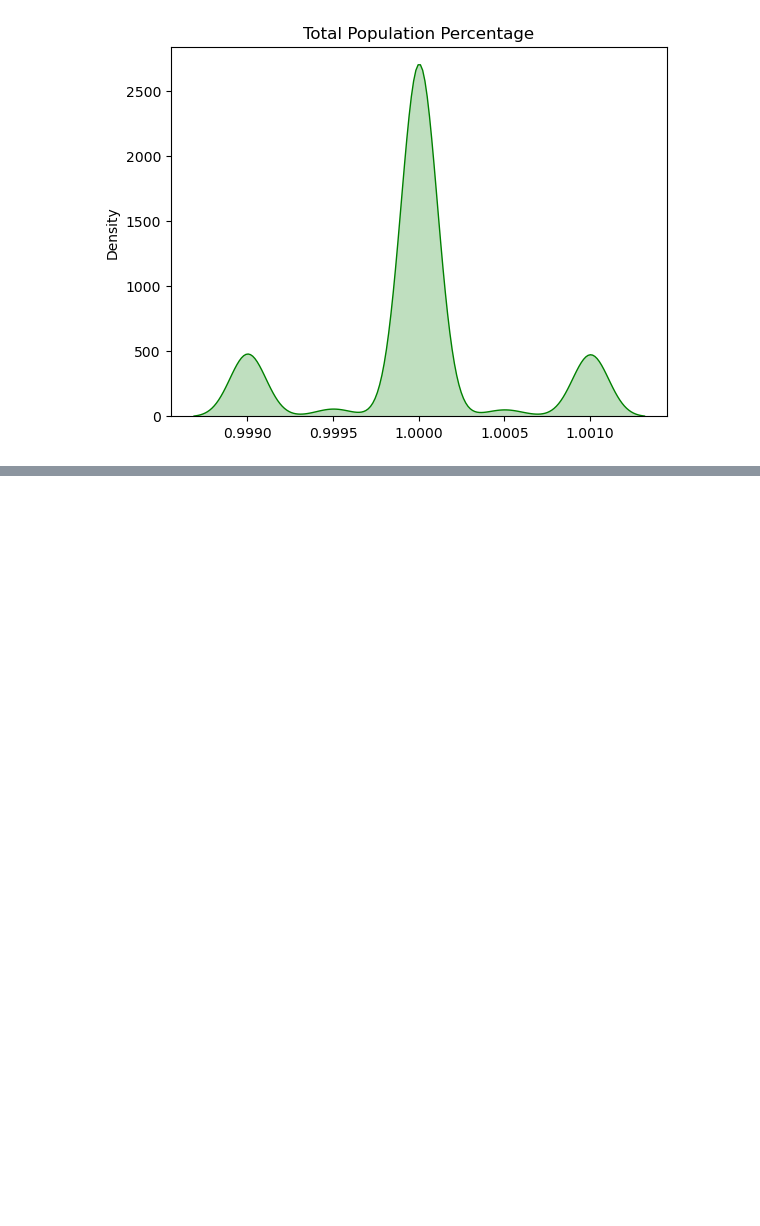
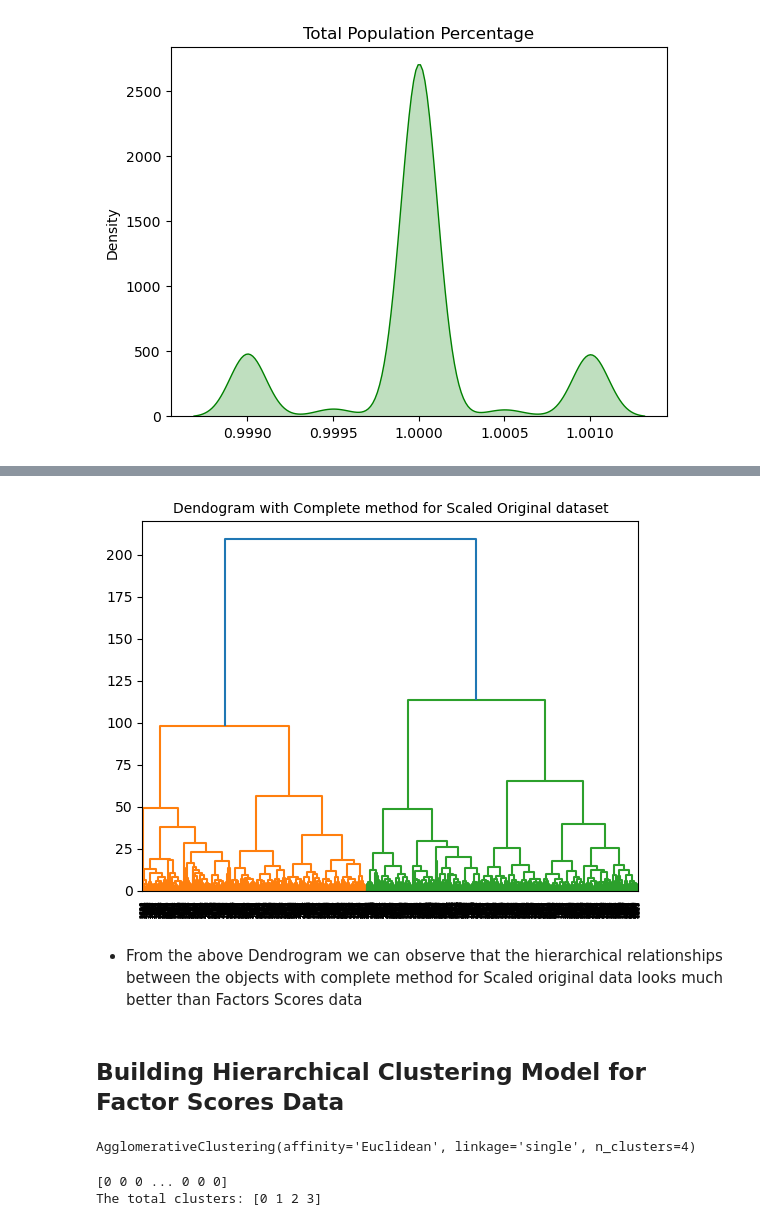
Before and after one commit to AravindhGoud/Cluster-Analysis-Business-Objective-Creating-clusters-on-global-development-measurement-dataset-Dat, a Jupyter notebook: Creating clusters on global development measurement dataset.ipynb, the cells around one changed output, grey strips where cells are left out. Drawn from its saved outputs; the diff is of its cells as text; code cells hidden in the pictures; blank space fills up the shorter version.

```diff
--- a/Creating clusters on global development measurement dataset.ipynb
+++ b/Creating clusters on global development measurement dataset.ipynb
@@ -1310,0 +1237,24 @@ array([0, 1, 2, 3])
+# %%
+# Dendogram with Complete method for Factors Transformation data
+dendrogram=sch.dendrogram(sch.linkage(df1_normal,method='complete'))
+plt.title('Dendogram with Complete method for Scaled Original dataset', fontsize=10)
+plt.show()
+# %% [output]
+[figure, added]
+# %% [markdown]
+- From the above Dendrogram we can observe that the hierarchical relationships between the objects with complete method for Scaled original data looks much better than Factors Scores data
+# %% [markdown]
+## Building Hierarchical Clustering Model for Factor Scores Data
+# %%
+# Hierarchical Clsuering Model Building
+hierarchy_fa=AgglomerativeClustering(n_clusters=4, affinity='Euclidean', linkage='single')
+hierarchy_fa.fit(factor_scores)
+# %% [output]
+AgglomerativeClustering(affinity='Euclidean', linkage='single', n_clusters=4)
+# %%
+hierarchy_fa_labels=hierarchy_fa.labels_
+print(hierarchy_fa_labels)
+print('The total clusters:',np.unique(hierarchy_fa_labels))
+# %% [output]
+[0 0 0 ... 0 0 0]
+The total clusters: [0 1 2 3]
```
Also changed, not shown: parts of 134 cells of this notebook.
